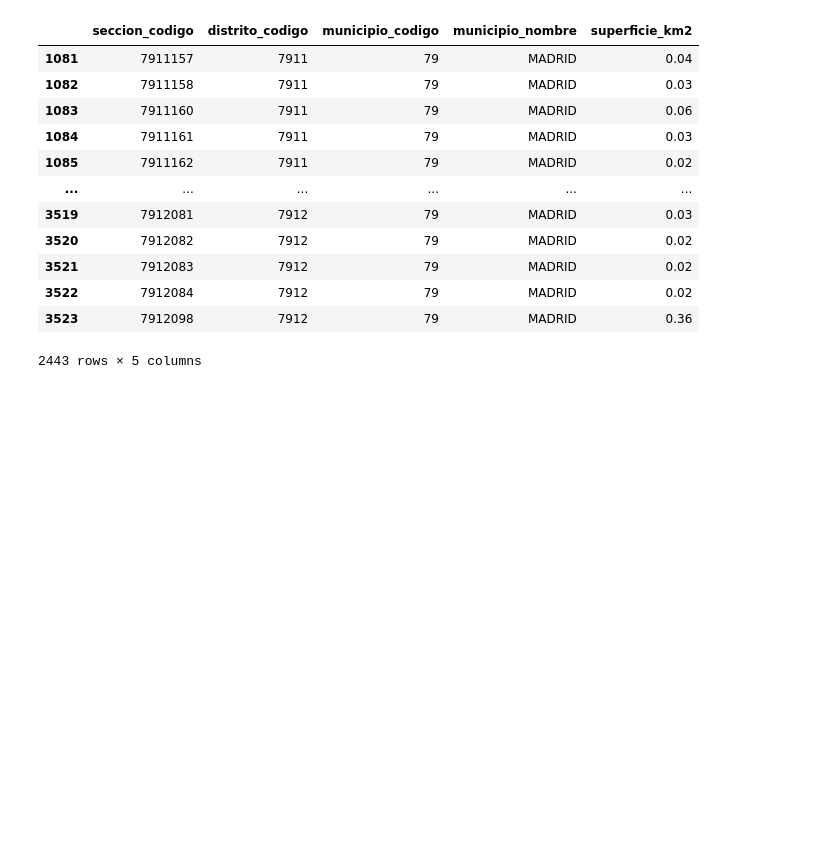
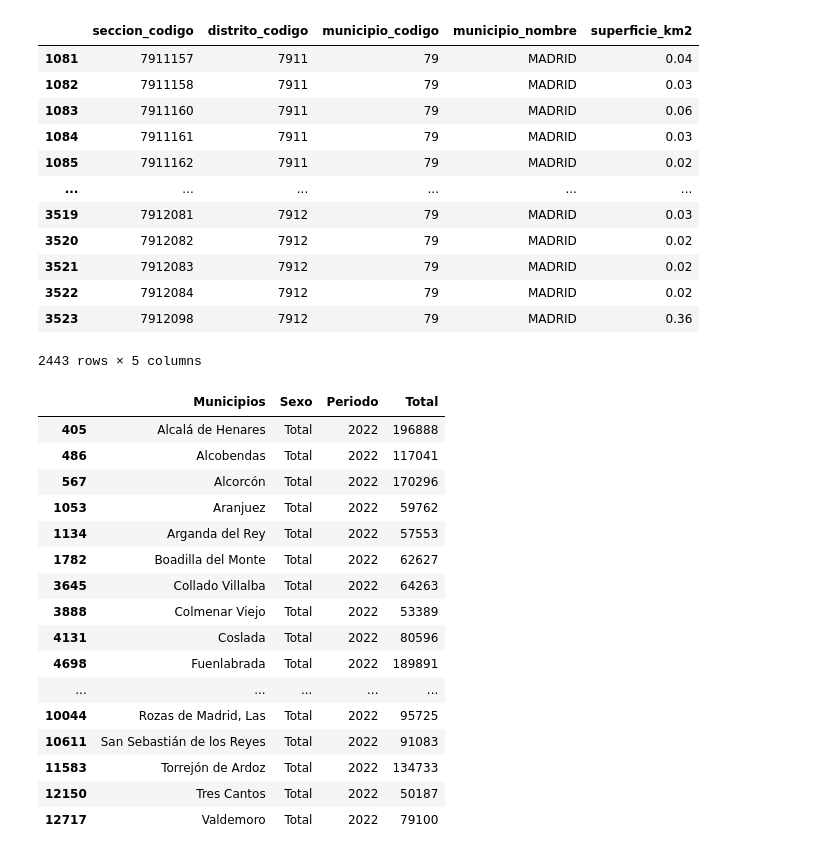
Before and after one commit to DaianaSaenz/EDA-CASAS-CONTENEDOR, a Jupyter notebook: src/main.ipynb, the cells around one changed output. Drawn from its saved outputs; the diff is of its cells as text; code cells hidden in the pictures; blank space fills up the shorter version.

```diff
--- a/src/main.ipynb
+++ b/src/main.ipynb
@@ -392,3 +313,34 @@ df[df['municipio_nombre']=='MADRID']
 | 3522 | 7912084 | 7912 | 79 | MADRID | 0.02 |
 | 3523 | 7912098 | 7912 | 79 | MADRID | 0.36 |
 2443 rows × 5 columns
+# %%
+# Leer el archivo CSV y convertirlo en un DataFrame
+df = pd.read_csv('data/pob_madrid.csv',encoding='latin-1', sep=';')
+
+df.dropna(subset=['Total'], inplace=True)
+# Imprimir el DataFrame
+df["Total"] = df["Total"].str.replace(".", "").astype(int)
+
+
+df['Municipios'] = df['Municipios'].apply(lambda x: ' '.join(x.split()[1:]))
+df_filtrado_pob_municipios=  df.loc[(df['Periodo'] == 2022) & (df['Total'] > 50000) & (df['Sexo'] == 'Total') & (df['Municipios'] != 'Madrid')]
+df_filtrado_pob_municipios
+#solo te interesa
+# %% [output]
+|  | Municipios | Sexo | Periodo | Total |
+| 405 | Alcalá de Henares | Total | 2022 | 196888 |
+| 486 | Alcobendas | Total | 2022 | 117041 |
+| 567 | Alcorcón | Total | 2022 | 170296 |
+| 1053 | Aranjuez | Total | 2022 | 59762 |
+| 1134 | Arganda del Rey | Total | 2022 | 57553 |
+| 1782 | Boadilla del Monte | Total | 2022 | 62627 |
+| 3645 | Collado Villalba | Total | 2022 | 64263 |
+| 3888 | Colmenar Viejo | Total | 2022 | 53389 |
+| 4131 | Coslada | Total | 2022 | 80596 |
+| 4698 | Fuenlabrada | Total | 2022 | 189891 |
+| ... | ... | ... | ... | ... |
+| 10044 | Rozas de Madrid, Las | Total | 2022 | 95725 |
+| 10611 | San Sebastián de los Reyes | Total | 2022 | 91083 |
+| 11583 | Torrejón de Ardoz | Total | 2022 | 134733 |
+| 12150 | Tres Cantos | Total | 2022 | 50187 |
+| 12717 | Valdemoro | Total | 2022 | 79100 |
```
Also changed, not shown: parts of 8 cells of this notebook, 2 other files.
